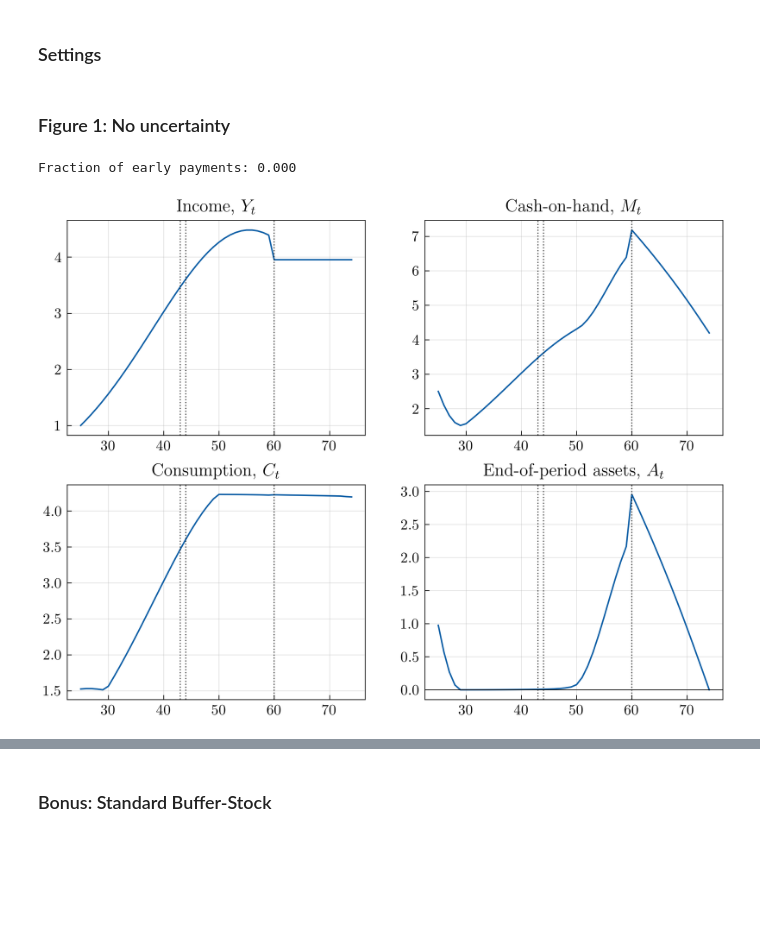
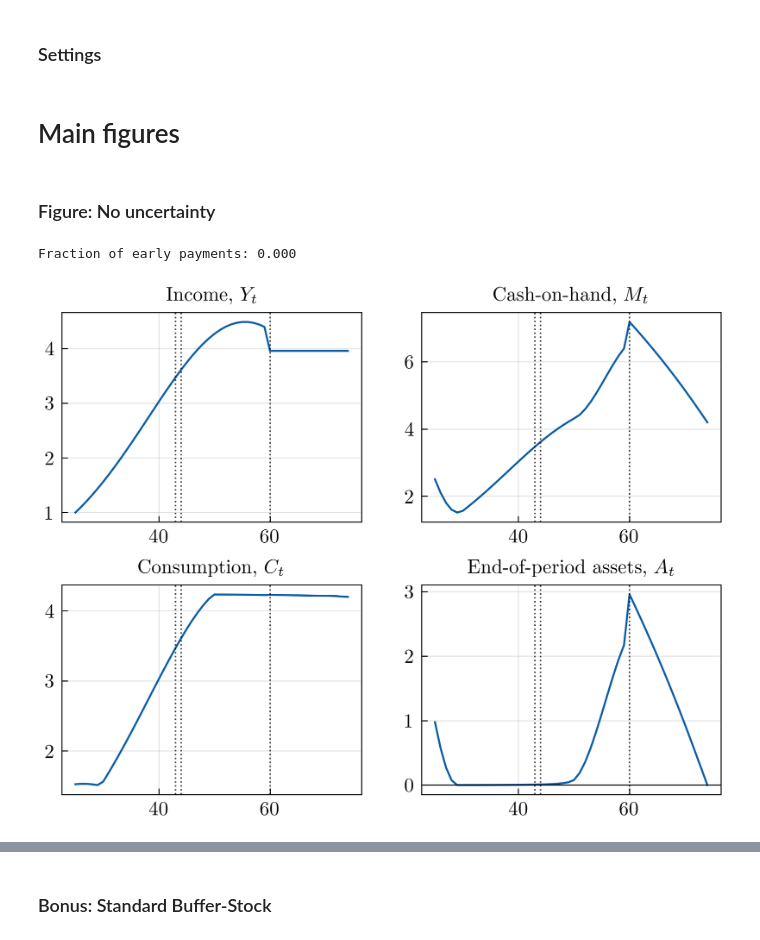
Before and after one commit to JMSundram/DP_TP_21, a Jupyter notebook: RUN_MAIN.ipynb, the cells around one changed output, grey strips where cells are left out. Saved outputs shown, nothing was run; the diff lists cells and outputs as text; code cells hidden in the pictures; blank space fills up the shorter version.

Commit message:
More figures

```diff
--- a/RUN_MAIN.ipynb
+++ b/RUN_MAIN.ipynb
@@ -24,8 +27,10 @@ fast = True
 save = True
 num_points = 16
 dpi = 400
+# %% [markdown]
+# Main figures
 # %% [markdown]
-### Figure 1: No uncertainty
+### Figure: No uncertainty
 # %%
 # Parameters
 par = par_class()
@@ -33,38 +38,38 @@ par.pi = 0.0
 par.sigma_d = 0.0
 par.sigma_xi = 0.0
 par.sigma_psi = 0.0
 par.Nd = 1
 par.Npsi = 1
 par.Nxi = 1
 if fast:
     par.Nm = 50
     par.Nh = 10
 
 # Model
 _, sim = run_model(par)
 
 # Plot
-fig,ax = plt.subplots(2,2,figsize=(8,6),dpi=dpi)
+fig,ax = plt.subplots(2,2,figsize=(6,4.5),dpi=dpi)
 ax[0,0].plot(range(25,par.T+25), sim.Y.mean(axis=0))
 ax[0,1].plot(range(25,par.T+25), sim.M.mean(axis=0))
 ax[1,0].plot(range(25,par.T+25), sim.C.mean(axis=0))
 ax[1,1].plot(range(25,par.T+25), sim.A.mean(axis=0))
-ax[0,0].set_title('Income, $Y_t$')
-ax[0,1].set_title('Cash-on-hand, $M_t$')
-ax[1,0].set_title('Consumption, $C_t$')
-ax[1,1].set_title('End-of-period assets, $A_t$')
+ax[0,0].set_title('Income, $Y_t$', fontsize=10)
+ax[0,1].set_title('Cash-on-hand, $M_t$', fontsize=10)
+ax[1,0].set_title('Consumption, $C_t$', fontsize=10)
+ax[1,1].set_title('End-of-period assets, $A_t$', fontsize=10)
 for i in [0,1]:
     for j in [0,1]:
         ax[i,j].axvline(x=par.TH-1+25, color='black', alpha=3/4, ls=':', lw=3/4)
         ax[i,j].axvline(x=par.TH+25, color='black', alpha=3/4, ls=':', lw=3/4)
         ax[i,j].axvline(x=par.TR+25, color='black', alpha=3/4, ls=':', lw=3/4)
         ax[i,j].grid(alpha=1/3) # Make grid
         ax[i,j].minorticks_off() # Remove minor ticks
         ax[i,j].tick_params(top=False, right=False) # Remove major ticks on top and right
         if (i,j) == (1,1): ax[i,j].axhline(0,color='black',alpha=1,lw=0.5) # Add zero line
-fig.subplots_adjust(hspace=0.23)
+fig.subplots_adjust(hspace=0.3)
 print(f'Fraction of early payments: {sim.z.mean():.3f}')
-if save: plt.savefig(r'figs\fig1.png')
+if save: plt.savefig(r'figs\fig_no_uncertainty.png')
 # %% [output]
 Fraction of early payments: 0.000
-[figure, old version]
+[figure, new version]
```
Also changed, not shown: parts of 62 cells of this notebook, 28 other files.
